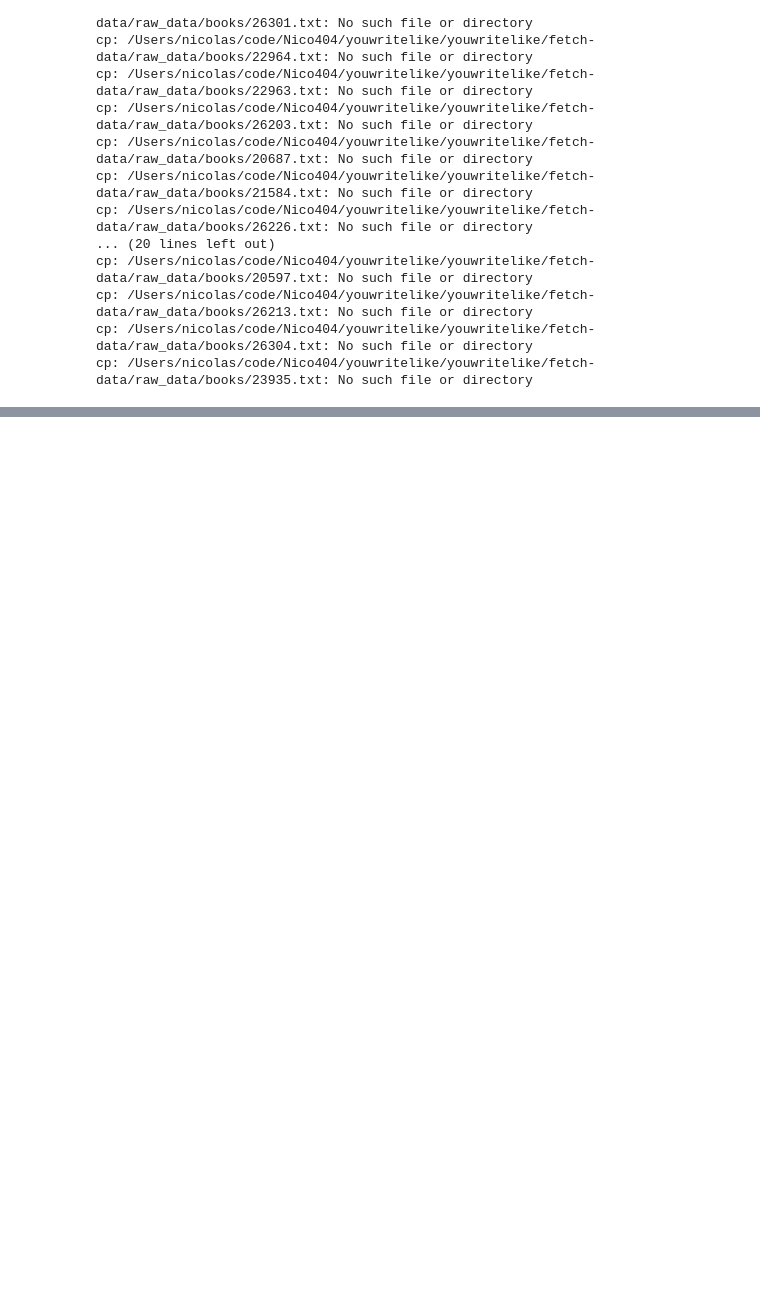
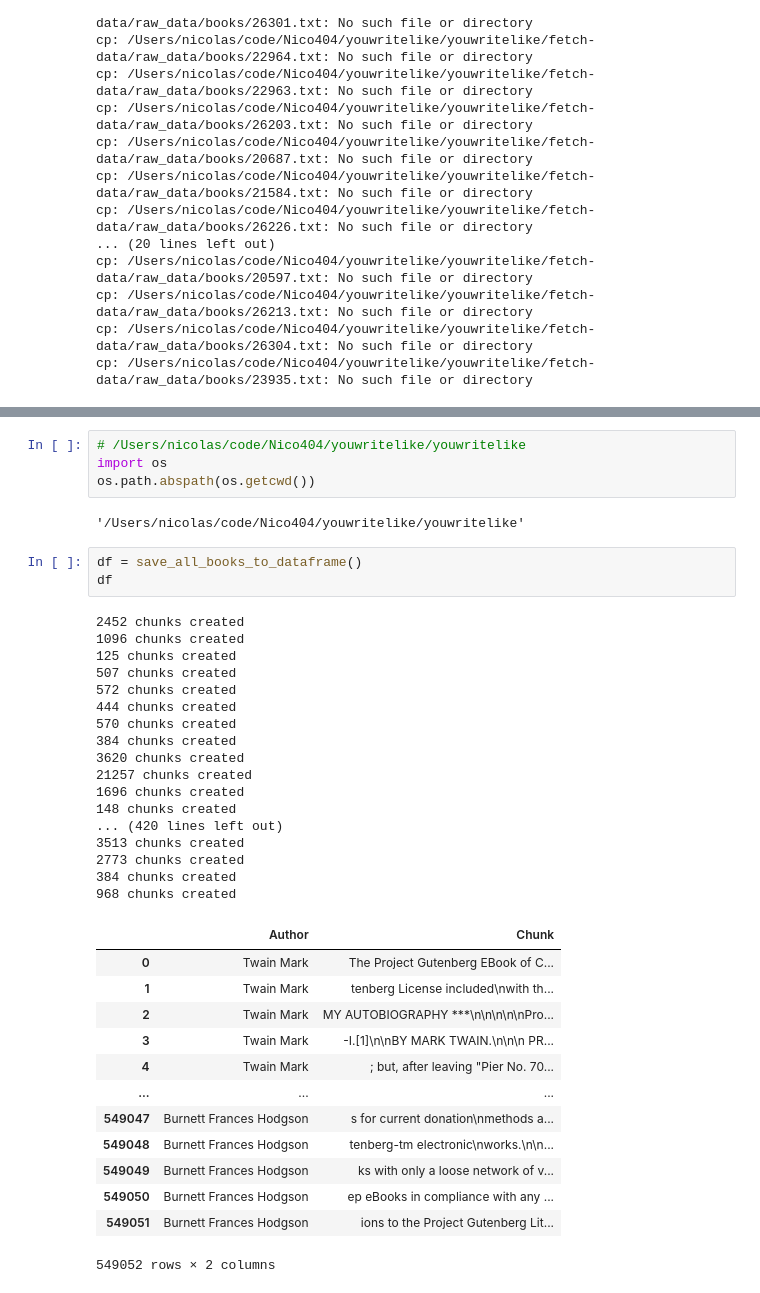
Before and after one commit to lxmuresan/youwritelike, a Jupyter notebook: exploration/exploration.ipynb, the cells around one changed output, grey strips where cells are left out. Saved outputs shown, nothing was run; the diff lists cells and outputs as text; blank space fills up the shorter version.

Commit message:
chunking logic of top authors

```diff
--- a/exploration/exploration.ipynb
+++ b/exploration/exploration.ipynb
@@ -408,0 +412,40 @@ cp: /Users/nicolas/code/Nico404/youwritelike/youwritelike/fetch-data/raw_data/bo
+# %%
+# /Users/nicolas/code/Nico404/youwritelike/youwritelike
+import os
+os.path.abspath(os.getcwd())
+# %% [output]
+'/Users/nicolas/code/Nico404/youwritelike/youwritelike'
+# %%
+df = save_all_books_to_dataframe()
+df
+# %% [output]
+2452 chunks created
+1096 chunks created
+125 chunks created
+507 chunks created
+572 chunks created
+444 chunks created
+570 chunks created
+384 chunks created
+3620 chunks created
+21257 chunks created
+1696 chunks created
+148 chunks created
+... (420 lines left out)
+3513 chunks created
+2773 chunks created
+384 chunks created
+968 chunks created
+|  | Author | Chunk |
+| 0 | Twain Mark | ﻿The Project Gutenberg EBook of C... |
+| 1 | Twain Mark | tenberg License included\nwith th... |
+| 2 | Twain Mark | MY AUTOBIOGRAPHY ***\n\n\n\n\nPro... |
+| 3 | Twain Mark | -I.[1]\n\nBY MARK TWAIN.\n\n\n PR... |
+| 4 | Twain Mark | ; but, after leaving "Pier No. 70... |
+| ... | ... | ... |
+| 549047 | Burnett Frances Hodgson | s for current donation\nmethods a... |
+| 549048 | Burnett Frances Hodgson | tenberg-tm electronic\nworks.\n\n... |
+| 549049 | Burnett Frances Hodgson | ks with only a loose network of v... |
+| 549050 | Burnett Frances Hodgson | ep eBooks in compliance with any ... |
+| 549051 | Burnett Frances Hodgson | ions to the Project Gutenberg Lit... |
+549052 rows × 2 columns
```
Also changed, not shown: parts of 8 cells of this notebook, 2 other files.
